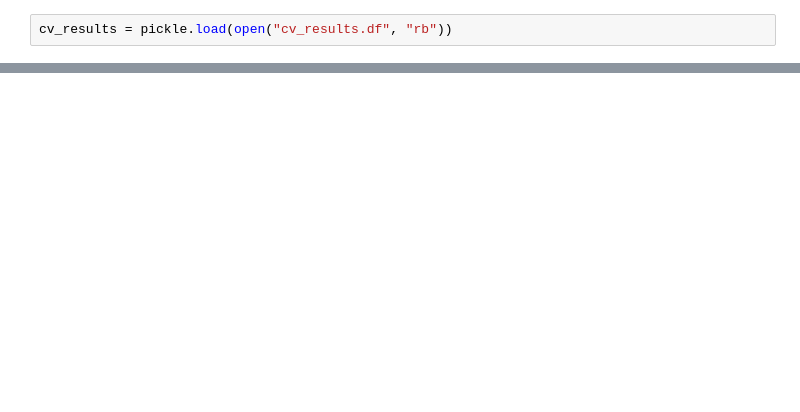
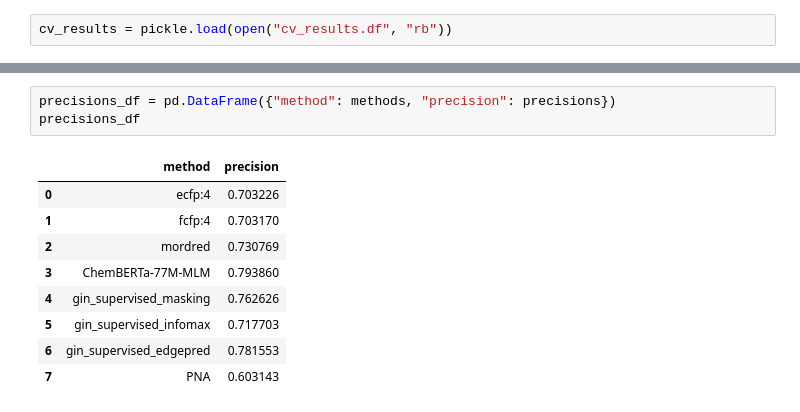
Before and after one commit to biarne-a/valence-potency-egfr, a Jupyter notebook: notebooks/final_experiments_run.ipynb, the cells around one changed output, grey strips where cells are left out. Saved outputs shown, nothing was run; the diff lists cells and outputs as text; blank space fills up the shorter version.

```diff
--- a/notebooks/final_experiments_run.ipynb
+++ b/notebooks/final_experiments_run.ipynb
@@ -42,0 +64,13 @@ brier_score = brier_score_loss(cv_results.best_y_test, cv_results.best_y_score)
+# %%
+precisions_df = pd.DataFrame({"method": methods, "precision": precisions})
+precisions_df
+# %% [output]
+|  | method | precision |
+| 0 | ecfp:4 | 0.703226 |
+| 1 | fcfp:4 | 0.703170 |
+| 2 | mordred | 0.730769 |
+| 3 | ChemBERTa-77M-MLM | 0.793860 |
+| 4 | gin_supervised_masking | 0.762626 |
+| 5 | gin_supervised_infomax | 0.717703 |
+| 6 | gin_supervised_edgepred | 0.781553 |
+| 7 | PNA | 0.603143 |
```
Also changed, not shown: parts of 18 cells of this notebook, 5 other files.
